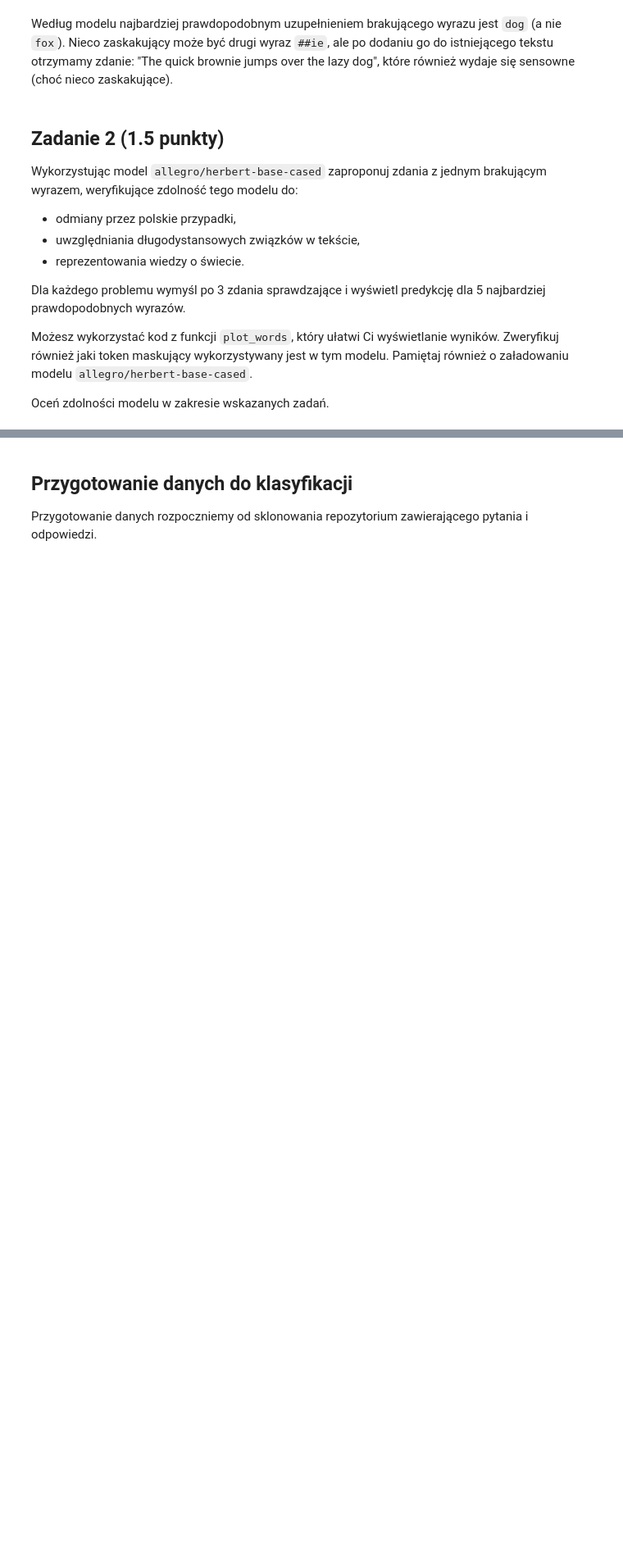
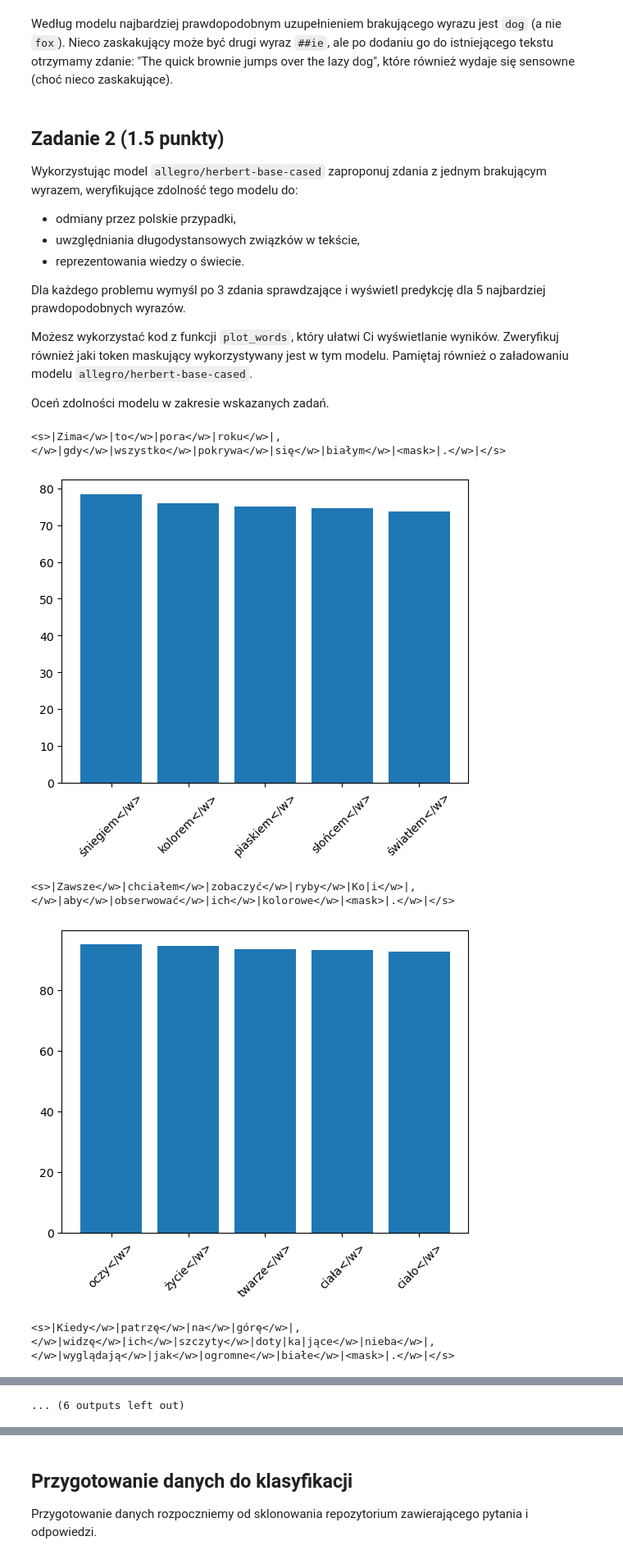
Before and after one commit to DroppedHard/sztuczna-inteligencja, a Jupyter notebook: lab5/lab_5.ipynb, the cells around one changed output, grey strips where cells are left out. Shown at 82% size. Drawn from its saved outputs; the diff is of its cells as text; code cells hidden in the pictures; blank space fills up the shorter version.

```diff
--- a/lab5/lab_5.ipynb
+++ b/lab5/lab_5.ipynb
@@ -163,0 +244,44 @@ def plot_words(sentence, word_model, word_tokenizer, mask="[MASK]"):
+# %%
+from transformers import AutoModelForMaskedLM, AutoTokenizer
+import torch
+import matplotlib.pyplot as plt
+
+tokenizer_herbert = AutoTokenizer.from_pretrained("allegro/herbert-base-cased")
+model_herbert = AutoModelForMaskedLM.from_pretrained("allegro/herbert-base-cased")
+
+
+def plot_words(sentence, word_model, word_tokenizer, mask="[MASK]"):
+    sentence = word_tokenizer.encode(sentence, return_tensors="pt")
+    tokens = word_tokenizer.convert_ids_to_tokens(list(sentence[0]))
+    print("|".join(tokens))
+    target = word_model(sentence)
+    top = torch.topk(target.logits[0][tokens.index(mask)], 5)
+    words = word_tokenizer.convert_ids_to_tokens(top.indices)
+    plt.xticks(rotation=45)
+    plt.bar(words, top.values.detach().numpy())
+    plt.show()
+
+
+
+# your_code
+sentences = [
+    "Zima to pora roku, gdy wszystko pokrywa się białym <mask>.",
+    "Zawsze chciałem zobaczyć ryby Koi, aby obserwować ich kolorowe <mask>.",
+    "Kiedy patrzę na górę, widzę ich szczyty dotykające nieba, wyglądają jak ogromne białe <mask>.",
+
+    "Wczoraj spotkałem sąsiada, który prowadził <mask> przez park.",
+    "Przygotowując się do wyprawy, zakupiłem nowy zestaw do wędkowania i zastanawiałem się, czy uda mi się złowić jakiegoś dużego <mask>.",
+    "Kiedy spojrzałem na niebo, dostrzegłem obłok w kształcie serca, co sprawiło, że pomyślałem o mojej ukochanej <mask>.",
+
+    "W trakcie epoki <mask> ludzie posługiwali się prymitywnymi narzędziami i uprawiali koczowniczy tryb życia.",
+    "Jeżdżąc samochodem warto używać <mask>, aby poinformować o chęci zmiany kierunku jazdy.",
+    "Na placu Tianmen w Pekinie niewinni studenci zostali <mask>."
+]
+for sentence in sentences:
+    plot_words(sentence, model_herbert, tokenizer_herbert, "<mask>")
+# %% [output]
+<s>|Zima</w>|to</w>|pora</w>|roku</w>|,</w>|gdy</w>|wszystko</w>|pokrywa</w>|się</w>|białym</w>|<mask>|.</w>|</s>
+[figure, added]
+<s>|Zawsze</w>|chciałem</w>|zobaczyć</w>|ryby</w>|Ko|i</w>|,</w>|aby</w>|obserwować</w>|ich</w>|kolorowe</w>|<mask>|.</w>|</s>
+[figure, added]
+<s>|Kiedy</w>|patrzę</w>|na</w>|górę</w>|,</w>|widzę</w>|ich</w>|szczyty</w>|doty|ka|jące</w>|nieba</w>|,</w>|wyglądają</w>|jak</w>|ogromne</w>|białe</w>|<mask>|.</w>|</s>
@@ -163,0 +295 @@ def plot_words(sentence, word_model, word_tokenizer, mask="[MASK]"):
+... (6 outputs left out)
```
Also changed, not shown: parts of 59 cells of this notebook.
